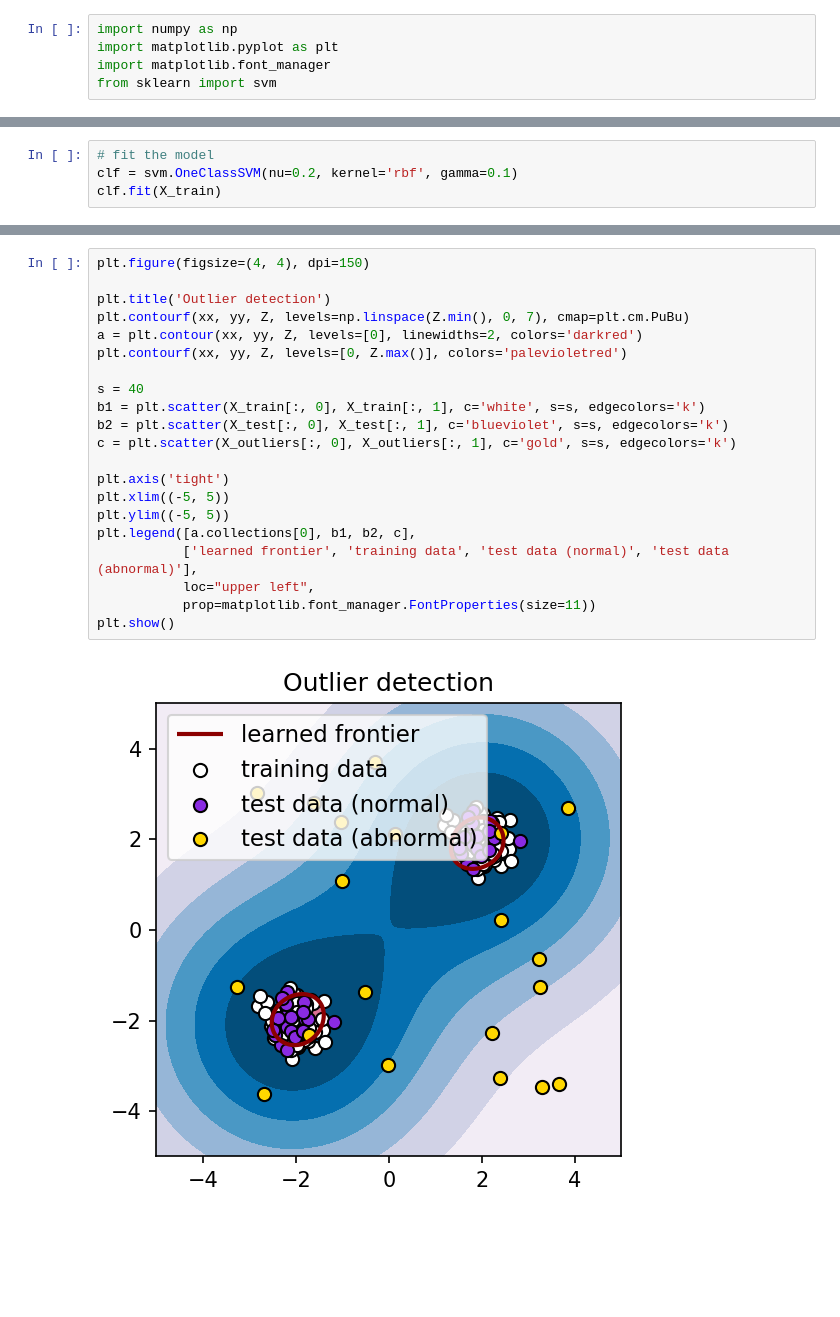
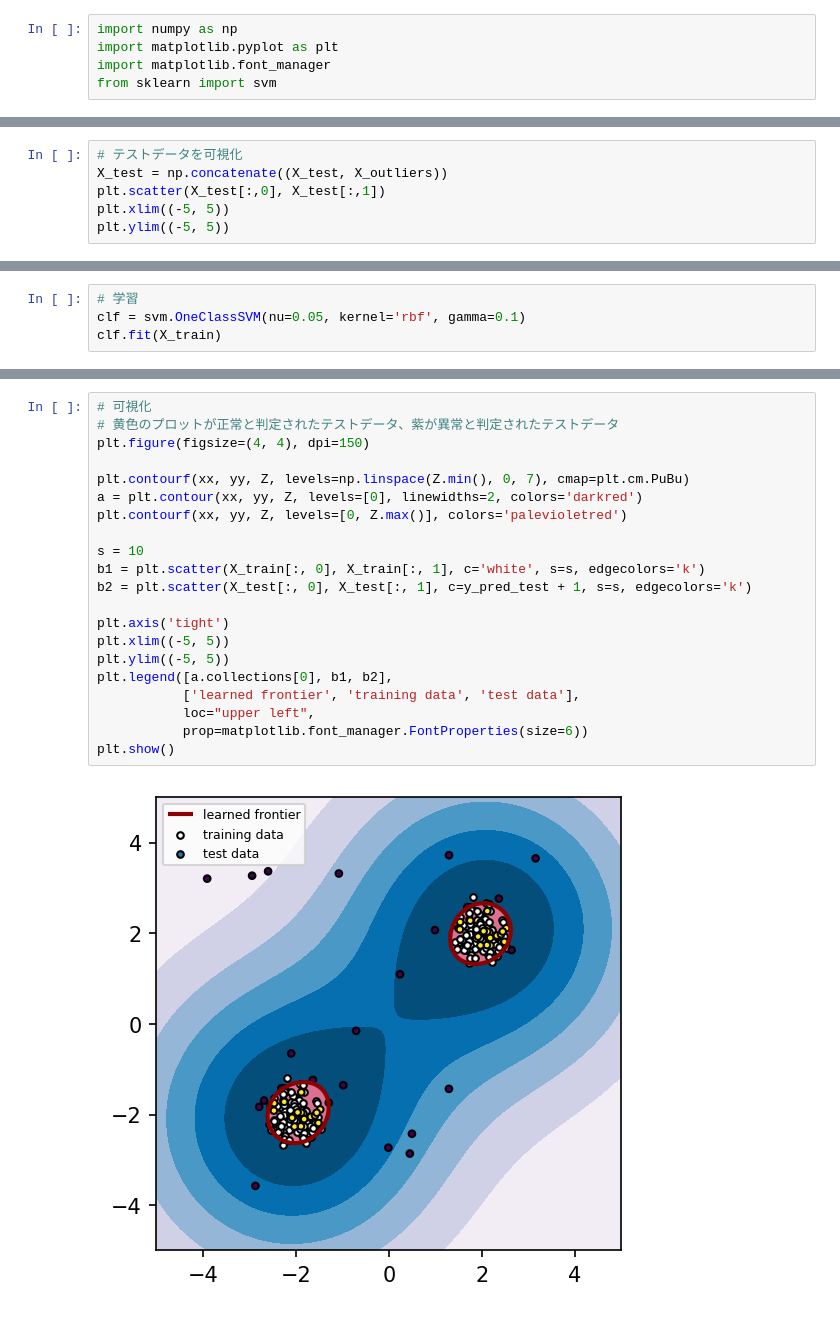
Before and after one commit to peisuke/ml-works, a Jupyter notebook: 8/8_4.ipynb, the cells around one changed output, grey strips where cells are left out. Cells and saved outputs as stored; diff of their text form; blank space fills up the shorter version.

```diff
--- a/8/8_4.ipynb
+++ b/8/8_4.ipynb
@@ -21,3 +31,9 @@ X_test = np.r_[X + 2, X - 2]
 
 # test data (abnormal)
 X_outliers = np.random.uniform(low=-4, high=4, size=(20, 2))
+# %%
+# テストデータを可視化
+X_test = np.concatenate((X_test, X_outliers))
+plt.scatter(X_test[:,0], X_test[:,1])
+plt.xlim((-5, 5))
+plt.ylim((-5, 5))
@@ -24,5 +43,5 @@ X_outliers = np.random.uniform(low=-4, high=4, size=(20, 2))
 # %%
-# fit the model
-clf = svm.OneClassSVM(nu=0.2, kernel='rbf', gamma=0.1)
+# 学習
+clf = svm.OneClassSVM(nu=0.05, kernel='rbf', gamma=0.1)
 clf.fit(X_train)
 # %% [output]
@@ -37,25 +55,25 @@ y_pred_outliers = clf.predict(X_outliers)
 Z = clf.decision_function(np.c_[xx.ravel(), yy.ravel()])
 Z = Z.reshape(xx.shape)
 # %%
+# 可視化
+# 黄色のプロットが正常と判定されたテストデータ、紫が異常と判定されたテストデータ
 plt.figure(figsize=(4, 4), dpi=150)
 
-plt.title('Outlier detection')
 plt.contourf(xx, yy, Z, levels=np.linspace(Z.min(), 0, 7), cmap=plt.cm.PuBu)
 a = plt.contour(xx, yy, Z, levels=[0], linewidths=2, colors='darkred')
 plt.contourf(xx, yy, Z, levels=[0, Z.max()], colors='palevioletred')
 
-s = 40
+s = 10
 b1 = plt.scatter(X_train[:, 0], X_train[:, 1], c='white', s=s, edgecolors='k')
-b2 = plt.scatter(X_test[:, 0], X_test[:, 1], c='blueviolet', s=s, edgecolors='k')
-c = plt.scatter(X_outliers[:, 0], X_outliers[:, 1], c='gold', s=s, edgecolors='k')
+b2 = plt.scatter(X_test[:, 0], X_test[:, 1], c=y_pred_test + 1, s=s, edgecolors='k')
 
 plt.axis('tight')
 plt.xlim((-5, 5))
 plt.ylim((-5, 5))
-plt.legend([a.collections[0], b1, b2, c],
-           ['learned frontier', 'training data', 'test data (normal)', 'test data (abnormal)'],
+plt.legend([a.collections[0], b1, b2],
+           ['learned frontier', 'training data', 'test data'],
            loc="upper left",
-           prop=matplotlib.font_manager.FontProperties(size=11))
+           prop=matplotlib.font_manager.FontProperties(size=6))
 plt.show()
 # %% [output]
-[figure, old version]
+[figure, new version]
```
Also changed, not shown: parts of 7 cells of this notebook.
